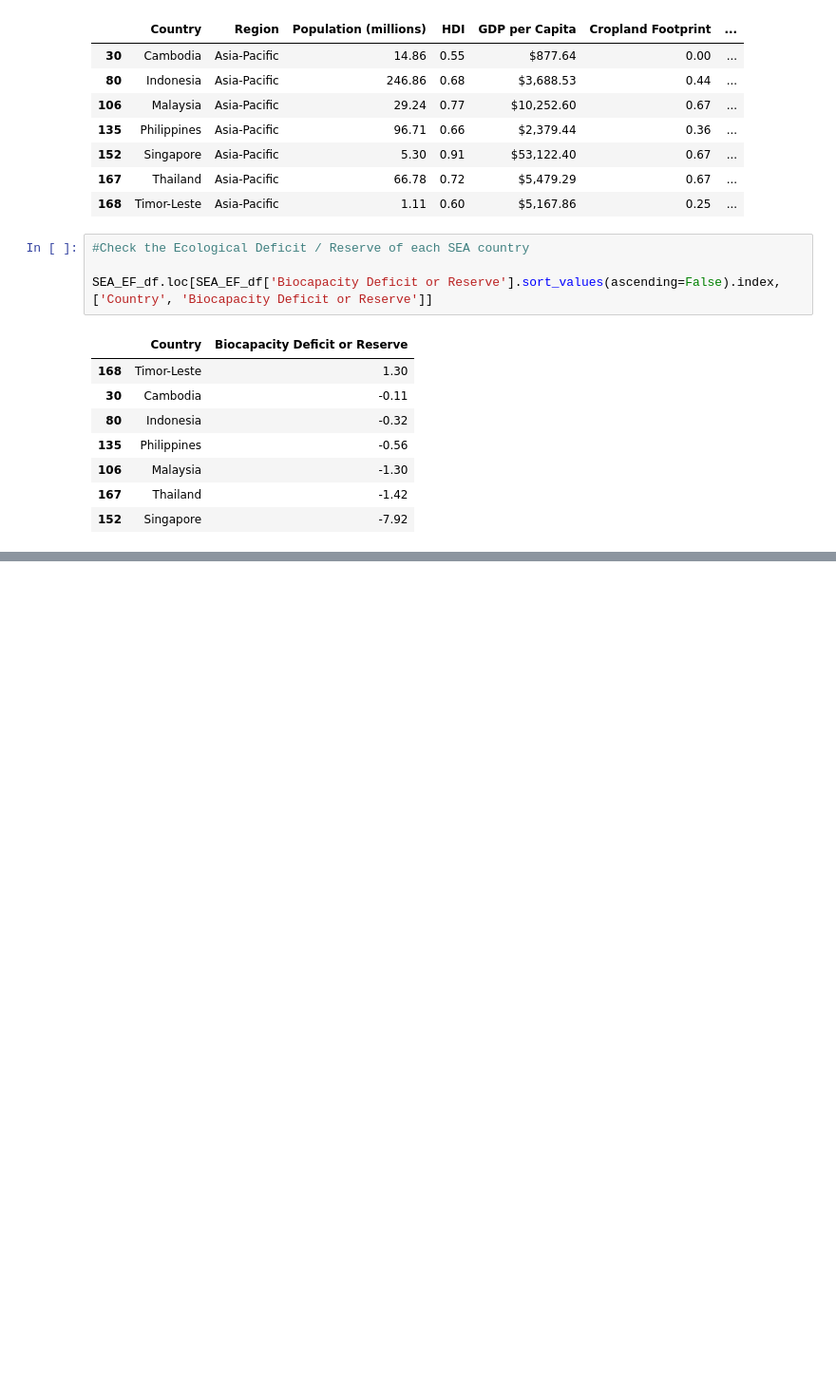
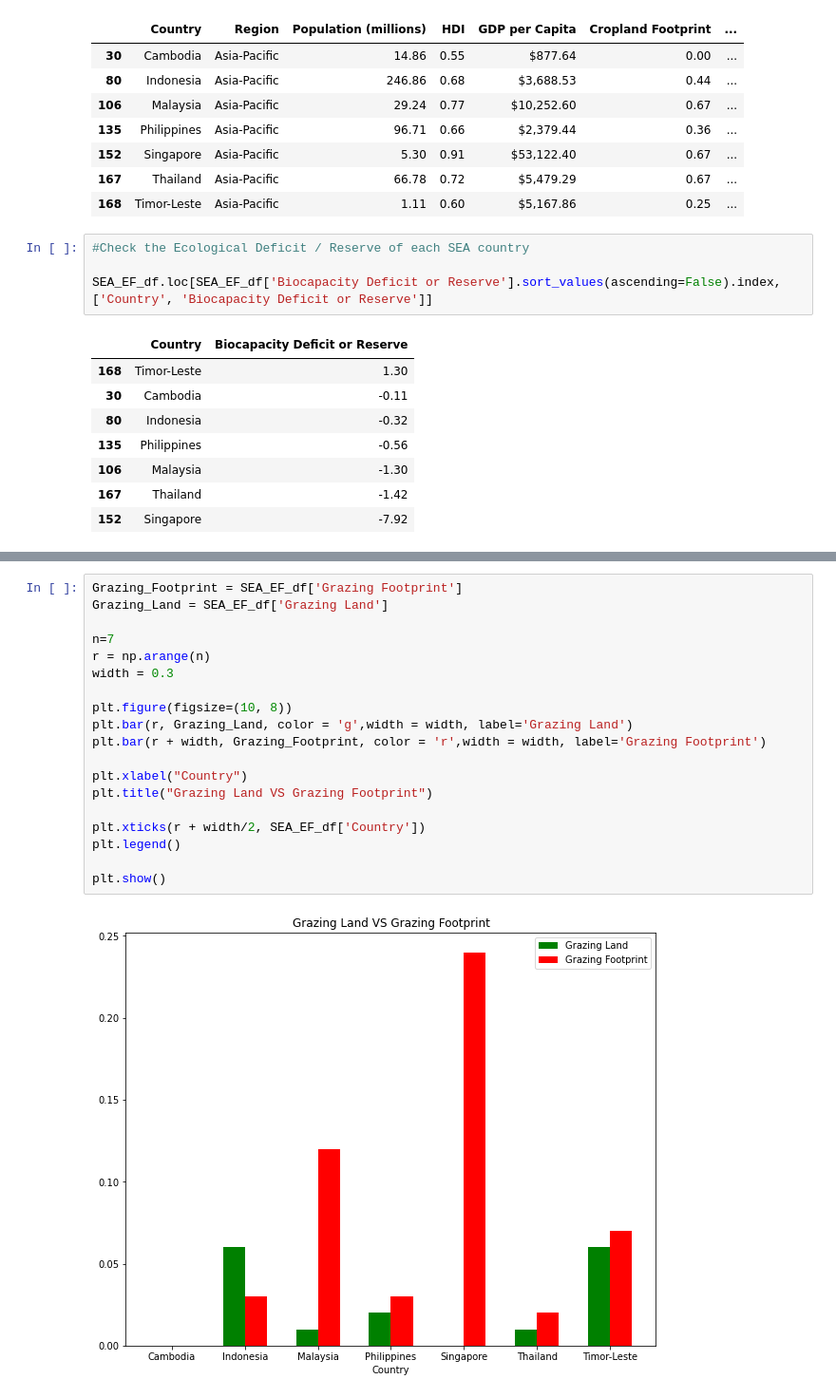
Before and after one commit to erickajanecm/Ecological-Footprint-EDA, a Jupyter notebook: EcologicalFootprint.ipynb, the cells around one changed output, grey strips where cells are left out. Shown at 95% size. Drawn from its saved outputs; the diff is of its cells as text; blank space fills up the shorter version.

Commit message:
Visualizing comparison between ecological area

```diff
--- a/EcologicalFootprint.ipynb
+++ b/EcologicalFootprint.ipynb
@@ -198,0 +232,21 @@ SEA_EF_df.loc[SEA_EF_df['Biocapacity Deficit or Reserve'].sort_values(ascending=
+# %%
+Grazing_Footprint = SEA_EF_df['Grazing Footprint']
+Grazing_Land = SEA_EF_df['Grazing Land']
+
+n=7
+r = np.arange(n)
+width = 0.3
+
+plt.figure(figsize=(10, 8))
+plt.bar(r, Grazing_Land, color = 'g',width = width, label='Grazing Land')
+plt.bar(r + width, Grazing_Footprint, color = 'r',width = width, label='Grazing Footprint')
+
+plt.xlabel("Country")
+plt.title("Grazing Land VS Grazing Footprint")
+
+plt.xticks(r + width/2, SEA_EF_df['Country'])
+plt.legend()
+
+plt.show()
+# %% [output]
+[figure, added]
```
Also changed, not shown: parts of 5 cells of this notebook.
